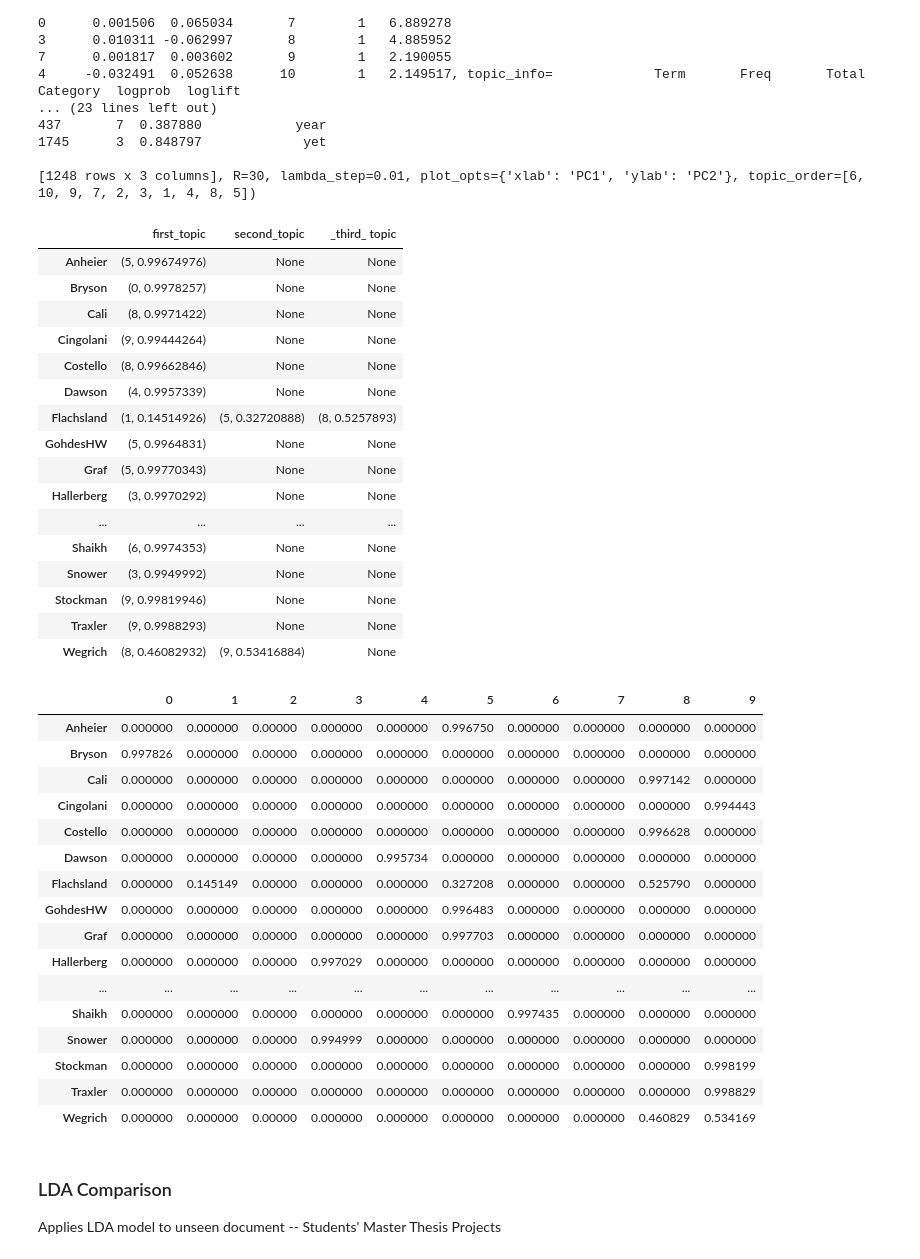
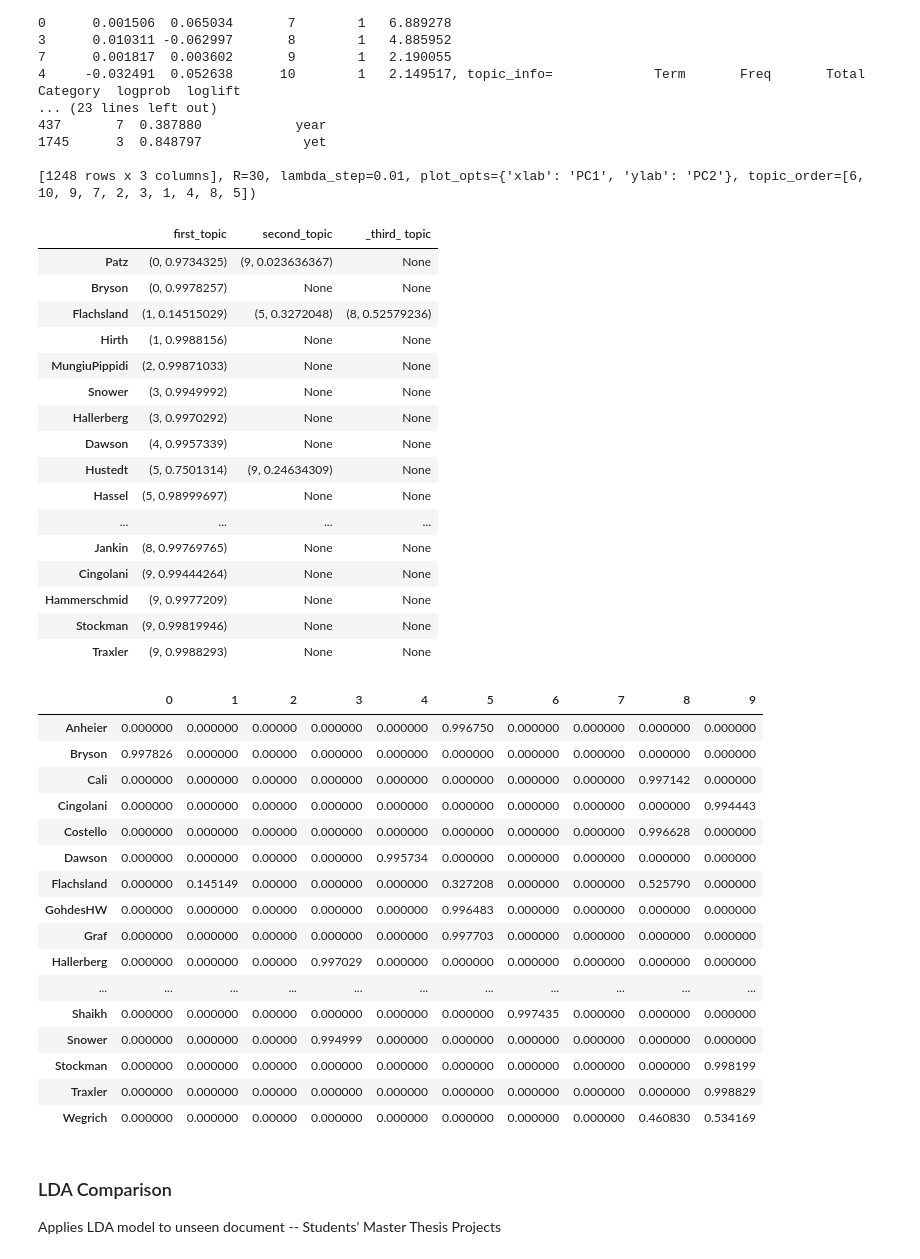
Before and after one commit to cbsobral/NLP-Supervisor-Recommender, a Jupyter notebook: topic_choices.ipynb, the cells around one changed output. Cells and saved outputs as stored; diff of their text form; code cells hidden in the pictures.

```diff
--- a/topic_choices.ipynb
+++ b/topic_choices.ipynb
@@ -156,41 +138,41 @@ topic
 # %%
 # topics per document
 documents_lda = model[documents_bow]
 
 # create table with doc_id and most prevalent topics per document
 topic_dt = pd.DataFrame(documents_lda)
 
 # supervisor names to index column
 topic_dt.index = ['Anheier', 'Bryson', 'Cali', 'Cingolani', 'Costello', 'Dawson', 'Flachsland', 'GohdesHW',
                         'Graf', 'Hallerberg', 'Hammerschmid', 'Hassel', 'Hirth', 'Hustedt', 'Iacovone', 'Jachtenfuchs',
                         'Jankin', 'Kayser', 'Kreyenfeld', 'Mair', 'Mena', 'MungiuPippidi', 'Munzert', 'Patz', 'Reh',
                         'Roemmele', 'Shaikh', 'Snower', 'Stockman', 'Traxler', 'Wegrich']
 
 topic_dt.columns = ['first_topic', 'second_topic', '_third_ topic']
-#topic_dt.sort_values(['topic1'], ascending=True, inplace=True)
+topic_dt.sort_values(['first_topic'], ascending=True, inplace=True)
 topic_dt
 # %% [output]
 |  | first_topic | second_topic | _third_ topic |
-| Anheier | (5, 0.99674976) | None | None |
+| Patz | (0, 0.9734325) | (9, 0.023636367) | None |
 | Bryson | (0, 0.9978257) | None | None |
-| Cali | (8, 0.9971422) | None | None |
+| Flachsland | (1, 0.14515029) | (5, 0.3272048) | (8, 0.52579236) |
+| Hirth | (1, 0.9988156) | None | None |
+| MungiuPippidi | (2, 0.99871033) | None | None |
+| Snower | (3, 0.9949992) | None | None |
+| Hallerberg | (3, 0.9970292) | None | None |
+| Dawson | (4, 0.9957339) | None | None |
+| Hustedt | (5, 0.7501314) | (9, 0.24634309) | None |
+| Hassel | (5, 0.98999697) | None | None |
+| ... | ... | ... | ... |
+| Jankin | (8, 0.99769765) | None | None |
 | Cingolani | (9, 0.99444264) | None | None |
-| Costello | (8, 0.99662846) | None | None |
-| Dawson | (4, 0.9957339) | None | None |
-| Flachsland | (1, 0.14514926) | (5, 0.32720888) | (8, 0.5257893) |
-| GohdesHW | (5, 0.9964831) | None | None |
-| Graf | (5, 0.99770343) | None | None |
-| Hallerberg | (3, 0.9970292) | None | None |
-| ... | ... | ... | ... |
-| Shaikh | (6, 0.9974353) | None | None |
-| Snower | (3, 0.9949992) | None | None |
+| Hammerschmid | (9, 0.9977209) | None | None |
 | Stockman | (9, 0.99819946) | None | None |
 | Traxler | (9, 0.9988293) | None | None |
-| Wegrich | (8, 0.46082932) | (9, 0.53416884) | None |
 # %%
-# documents and topic probability
+# topic probabilities per document
 topics = [model[documents_bow[i]] for i in range(len(documents))]
-num_topics = 8
+num_topics = 10
 
 def topics_document_to_dataframe(topics_document, num_topics):
     res = pd.DataFrame(columns=range(num_topics))
@@ -208,9 +190,7 @@ document_topic.index = ['Anheier', 'Bryson', 'Cali', 'Cingolani', 'Costello', 'D
                         'Jankin', 'Kayser', 'Kreyenfeld', 'Mair', 'Mena', 'MungiuPippidi', 'Munzert', 'Patz', 'Reh',
                         'Roemmele', 'Shaikh', 'Snower', 'Stockman', 'Traxler', 'Wegrich']
 
-
-# find documets related to topic i and list top 3
-#document_topic.sort_values(5, ascending=False)[5].head(3)
+document_topic # table with topic probabilities per document
 # %% [output]
 |  | 0 | 1 | 2 | 3 | 4 | 5 | 6 | 7 | 8 | 9 |
 | Anheier | 0.000000 | 0.000000 | 0.00000 | 0.000000 | 0.000000 | 0.996750 | 0.000000 | 0.000000 | 0.000000 | 0.000000 |
@@ -228,7 +208,7 @@ document_topic.index = ['Anheier', 'Bryson', 'Cali', 'Cingolani', 'Costello', 'D
 | Snower | 0.000000 | 0.000000 | 0.00000 | 0.994999 | 0.000000 | 0.000000 | 0.000000 | 0.000000 | 0.000000 | 0.000000 |
 | Stockman | 0.000000 | 0.000000 | 0.00000 | 0.000000 | 0.000000 | 0.000000 | 0.000000 | 0.000000 | 0.000000 | 0.998199 |
 | Traxler | 0.000000 | 0.000000 | 0.00000 | 0.000000 | 0.000000 | 0.000000 | 0.000000 | 0.000000 | 0.000000 | 0.998829 |
-| Wegrich | 0.000000 | 0.000000 | 0.00000 | 0.000000 | 0.000000 | 0.000000 | 0.000000 | 0.000000 | 0.460829 | 0.534169 |
+| Wegrich | 0.000000 | 0.000000 | 0.00000 | 0.000000 | 0.000000 | 0.000000 | 0.000000 | 0.000000 | 0.460830 | 0.534169 |
 # %% [markdown]
 ### LDA Comparison
 Applies LDA model to unseen document -- Students' Master Thesis Projects
```
Also changed, not shown: parts of 4 cells of this notebook.
